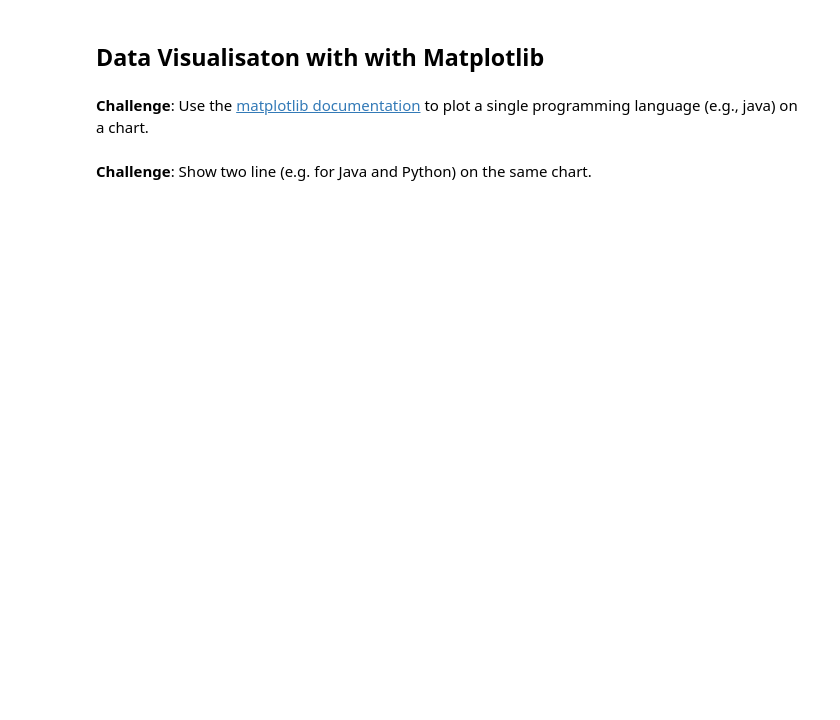
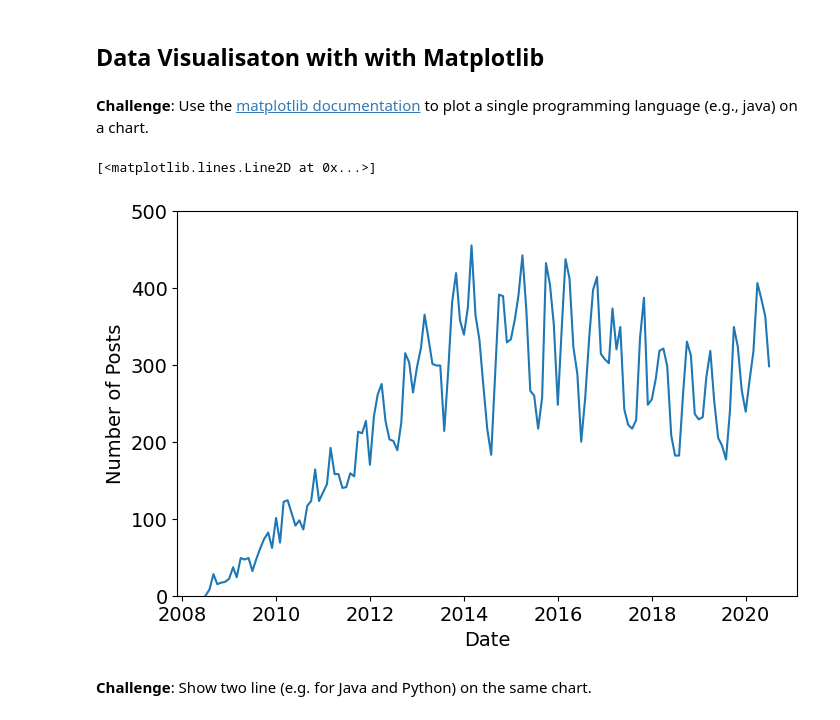
Before and after one commit to build-by-dhruv/Datavisualisation, a Jupyter notebook: Programming_Languages_(start).ipynb, the cells around one changed output. Saved outputs shown, nothing was run; the diff lists cells and outputs as text; code cells hidden in the pictures; blank space fills up the shorter version.

```diff
--- a/Programming_Languages_(start).ipynb
+++ b/Programming_Languages_(start).ipynb
@@ -111,7 +94,7 @@ type(stack_overflow_data.DATE[1])
 pandas._libs.tslibs.timestamps.Timestamp
 # %%
 print(pd.to_datetime(stack_overflow_data.DATE[1]))
-stack_overflow_data.DATE = pd.to_datetime(stack_overflow_data.DATE[1])
+stack_overflow_data.DATE = pd.to_datetime(stack_overflow_data.DATE)
 # %% [output]
 2008-08-01 00:00:00
 # %% [markdown]
@@ -138,0 +143,3 @@ DATE
+# %%
+reshaped_df.fillna(value=0 , inplace=True)
+reshaped_df.head()
@@ -143,2 +164,13 @@ DATE
+# %%
+plt.figure(figsize=(8,5))
+plt.xticks(fontsize=14)
+plt.yticks(fontsize=14)
+plt.ylim(0,500)
+plt.xlabel('Date', fontsize=14)
+plt.ylabel('Number of Posts', fontsize=14)
+plt.plot(reshaped_df.index, reshaped_df['assembly'])
+# %% [output]
+[<matplotlib.lines.Line2D at 0x...>]
+[figure, added]
 # %% [markdown]
 **Challenge**: Show two line (e.g. for Java and Python) on the same chart.
```
Also changed, not shown: parts of 15 cells of this notebook, 1 other file.
